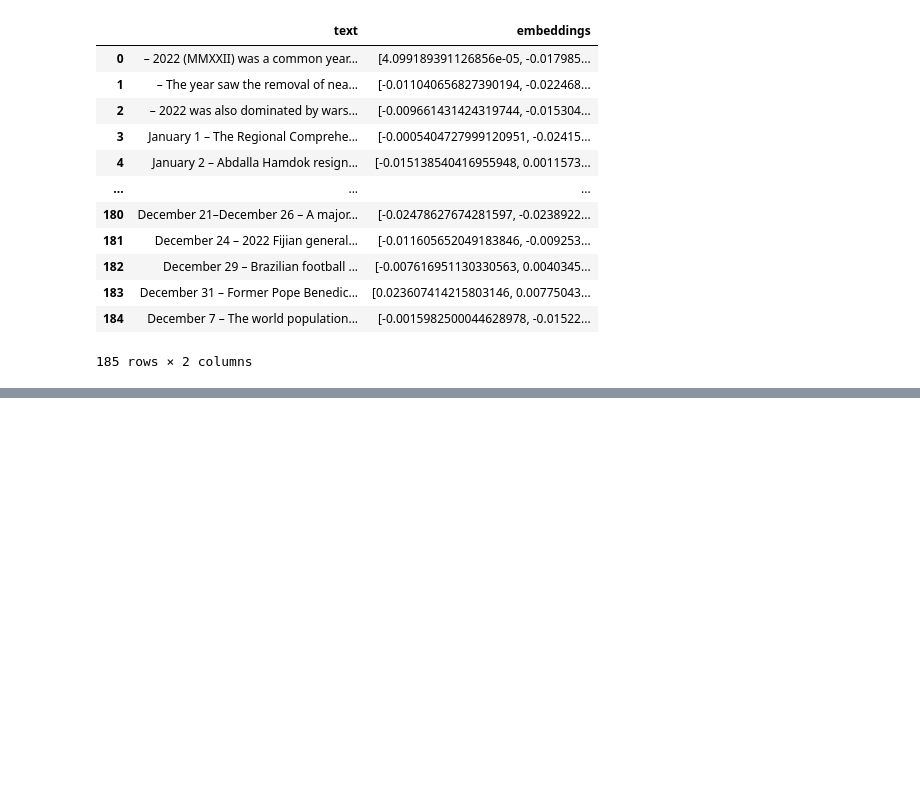
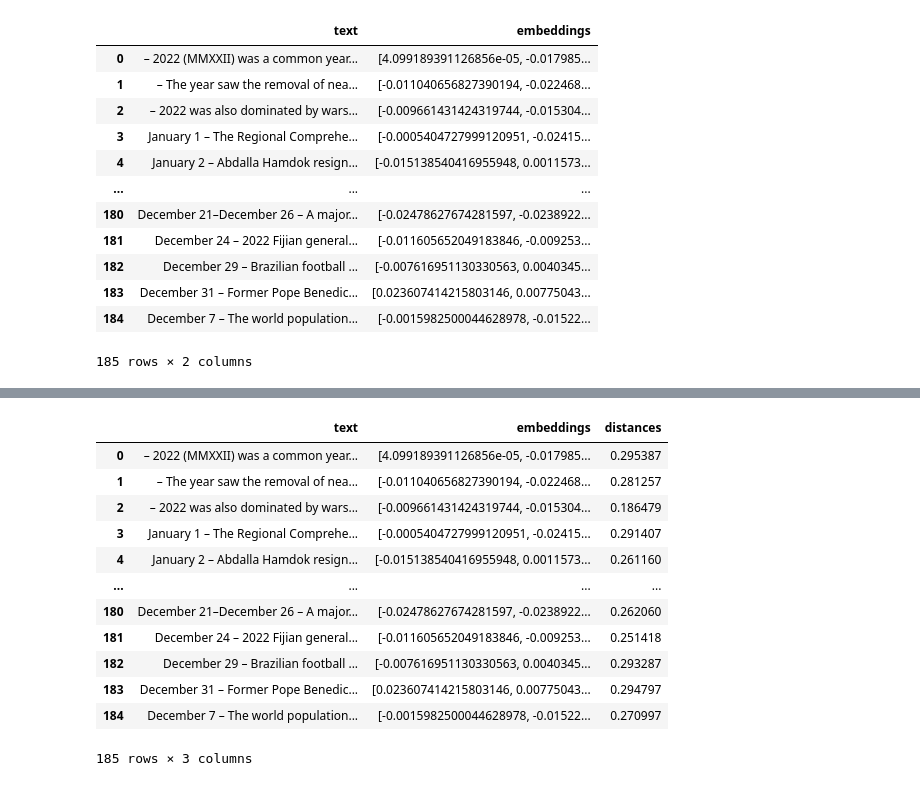
Before and after one commit to iamchenchu/Large-Language-Models-and-Text-Generation, a Jupyter notebook: 04_Retrieval_Augmented_Generation_PartD.ipynb, the cells around one changed output, grey strips where cells are left out. Saved outputs shown, nothing was run; the diff lists cells and outputs as text; code cells hidden in the pictures; blank space fills up the shorter version.

```diff
--- a/04_Retrieval_Augmented_Generation_PartD.ipynb
+++ b/04_Retrieval_Augmented_Generation_PartD.ipynb
@@ -24,3 +24,5 @@ df
 | 183 | December 31 – Former Pope Benedic... | [0.023607414215803146, 0.00775043... |
 | 184 | December 7 – The world population... | [-0.0015982500044628978, -0.01522... |
 185 rows × 2 columns
+# %%
+question = "When did Russia invade ukraine?"
@@ -26,0 +35,4 @@ df
+# %%
+EMBEDDING_MODEL_NAME = "text-embedding-ada-002"
+question_embeddings = get_embedding(question, engine=EMBEDDING_MODEL_NAME)
+question_embeddings
@@ -26,0 +59,3 @@ df
+# %%
+distances = distances_from_embeddings(question_embeddings, df['embeddings'].tolist(), distance_metric='cosine' )
+distances
@@ -26,0 +80,17 @@ df
+# %%
+df['distances'] =distances
+df
+# %% [output]
+|  | text | embeddings | distances |
+| 0 | – 2022 (MMXXII) was a common year... | [4.099189391126856e-05, -0.017985... | 0.295387 |
+| 1 | – The year saw the removal of nea... | [-0.011040656827390194, -0.022468... | 0.281257 |
+| 2 | – 2022 was also dominated by wars... | [-0.009661431424319744, -0.015304... | 0.186479 |
+| 3 | January 1 – The Regional Comprehe... | [-0.0005404727999120951, -0.02415... | 0.291407 |
+| 4 | January 2 – Abdalla Hamdok resign... | [-0.015138540416955948, 0.0011573... | 0.261160 |
+| ... | ... | ... | ... |
+| 180 | December 21–December 26 – A major... | [-0.02478627674281597, -0.0238922... | 0.262060 |
+| 181 | December 24 – 2022 Fijian general... | [-0.011605652049183846, -0.009253... | 0.251418 |
+| 182 | December 29 – Brazilian football ... | [-0.007616951130330563, 0.0040345... | 0.293287 |
+| 183 | December 31 – Former Pope Benedic... | [0.023607414215803146, 0.00775043... | 0.294797 |
+| 184 | December 7 – The world population... | [-0.0015982500044628978, -0.01522... | 0.270997 |
+185 rows × 3 columns
```
Also changed, not shown: parts of 50 cells of this notebook, 4 other files.
